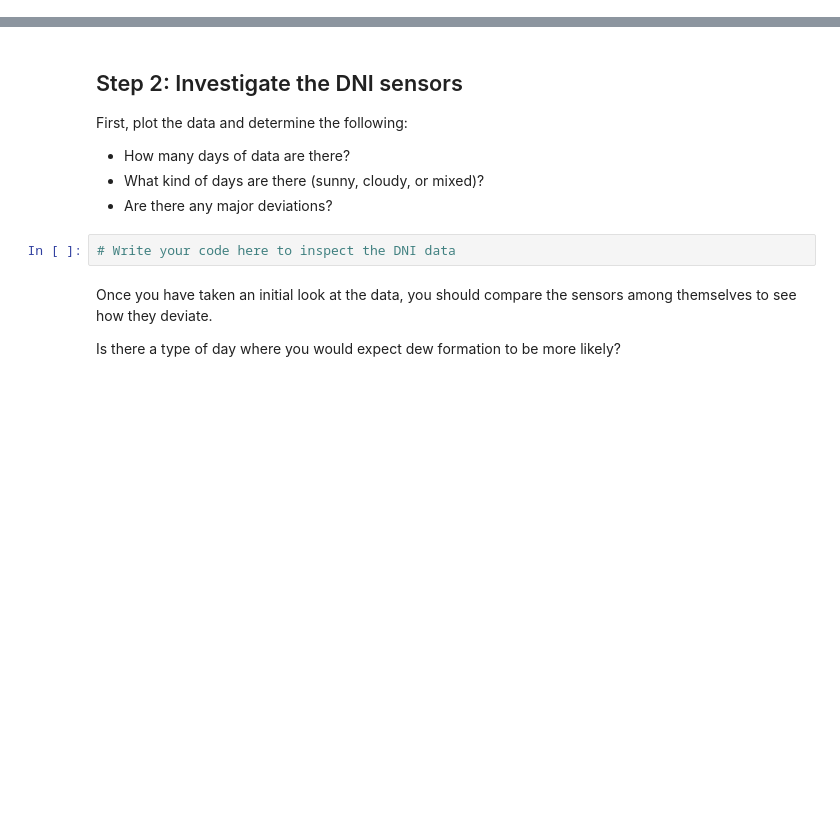
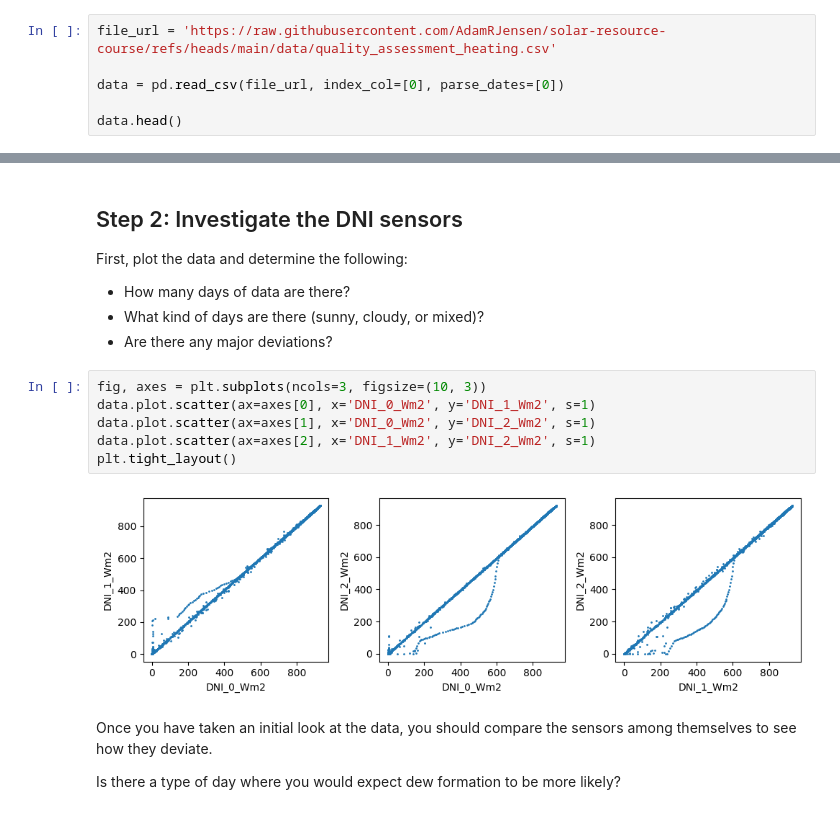
Before and after one commit to AdamRJensen/solar-resource-course, a Jupyter notebook: quality-control-heated-sensor.ipynb, the cells around one changed output, grey strips where cells are left out. Cells and saved outputs as stored; diff of their text form; blank space fills up the shorter version.

Commit message:
Add solution to quality-control-heated_sensor.ipynb

```diff
--- a/quality-control-heated-sensor.ipynb
+++ b/quality-control-heated-sensor.ipynb
@@ -29,0 +17,6 @@ data.head()
+# %%
+file_url = 'https://raw.githubusercontent.com/AdamRJensen/solar-resource-course/refs/heads/main/data/quality_assessment_heating.csv'
+
+data = pd.read_csv(file_url, index_col=[0], parse_dates=[0])
+
+data.head()
@@ -34,8 +35,14 @@ First, plot the data and determine the following:
 - How many days of data are there?
 - What kind of days are there (sunny, cloudy, or mixed)?
 - Are there any major deviations?
-# %%
-# Write your code here to inspect the DNI data
+# %%
+fig, axes = plt.subplots(ncols=3, figsize=(10, 3))
+data.plot.scatter(ax=axes[0], x='DNI_0_Wm2', y='DNI_1_Wm2', s=1)
+data.plot.scatter(ax=axes[1], x='DNI_0_Wm2', y='DNI_2_Wm2', s=1)
+data.plot.scatter(ax=axes[2], x='DNI_1_Wm2', y='DNI_2_Wm2', s=1)
+plt.tight_layout()
+# %% [output]
+[figure, added]
 # %% [markdown]
 Once you have taken an initial look at the data, you should compare the sensors among themselves to see how they deviate.
 
```
Also changed, not shown: parts of 6 cells of this notebook.
